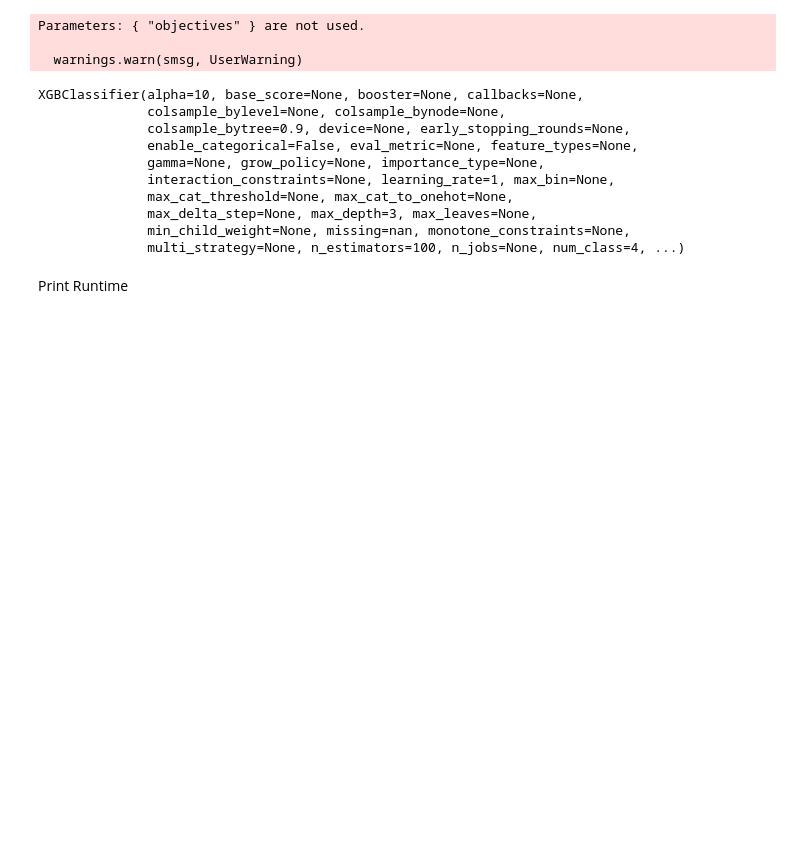
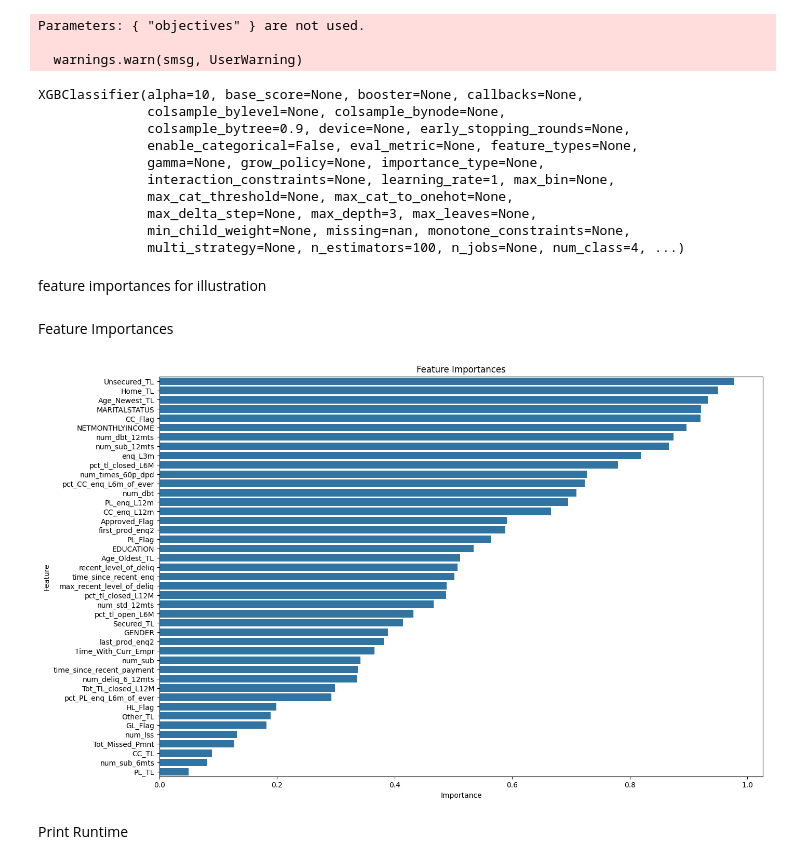
Before and after one commit to Mayur-Bk/Credit-risk-analysis, a Jupyter notebook: credit_risk_analysis.ipynb, the cells around one changed output. Saved outputs shown, nothing was run; the diff lists cells and outputs as text; code cells hidden in the pictures; blank space fills up the shorter version.

```diff
--- a/credit_risk_analysis.ipynb
+++ b/credit_risk_analysis.ipynb
@@ -948,6 +987,21 @@ y_pred_unseen = model.predict(df_encoded_unseen)
 a3['Target_Variable'] = y_pred_unseen
 # %%
 a3.to_excel ("/Final_Predictations.xlsx", index=False)
+# %% [markdown]
+feature importances for illustration
+# %%
+feature_importances = np.random.rand(len(df.columns))
+feature_importances_df = pd.DataFrame({'Feature': df.columns, 'Importance': feature_importances})
+feature_importances_df = feature_importances_df.sort_values(by='Importance', ascending=False)
+# %% [markdown]
+Feature Importances
+# %%
+plt.figure(figsize=(15, 10))
+sns.barplot(x='Importance', y='Feature', data=feature_importances_df)
+plt.title('Feature Importances')
+plt.show()
+# %% [output]
+[figure, added]
 # %% [markdown]
 Print Runtime
 # %%
```
Also changed, not shown: parts of 10 cells of this notebook.
